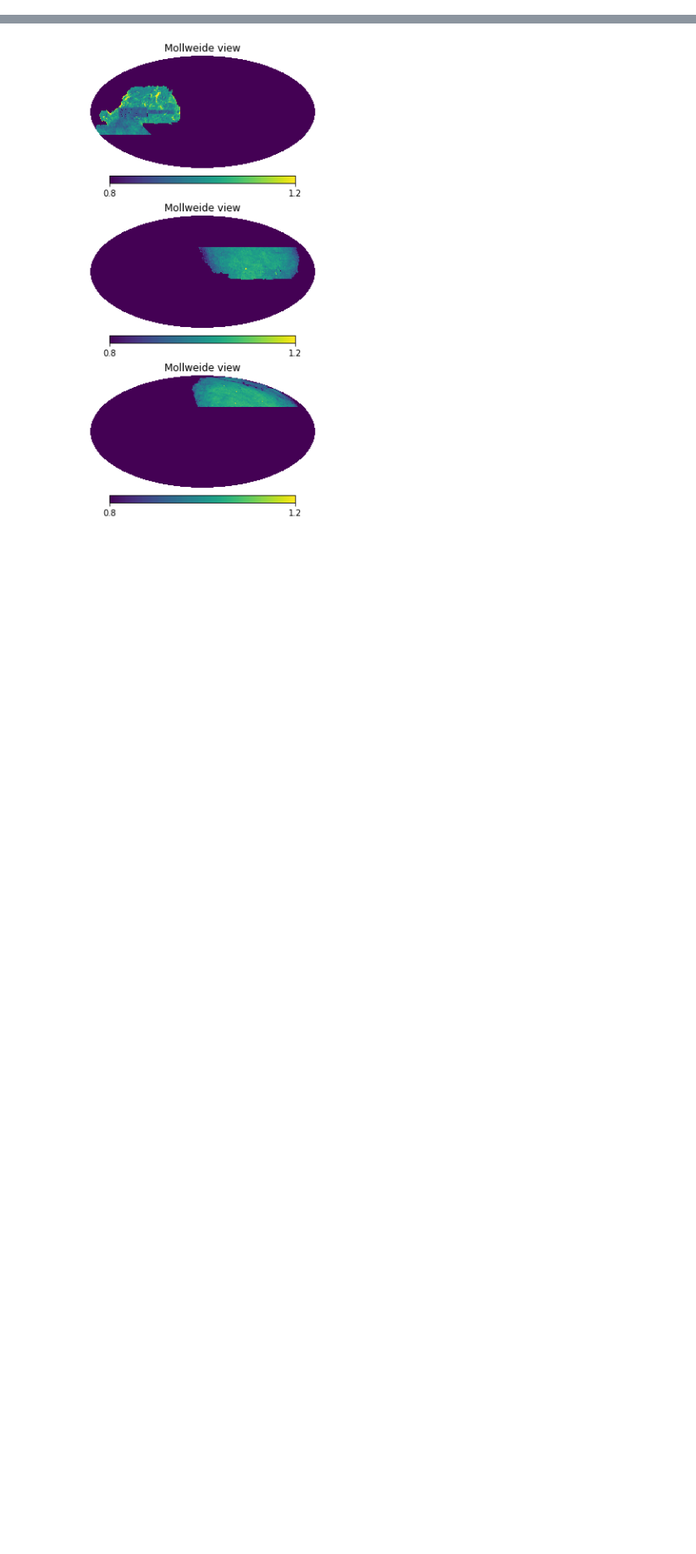
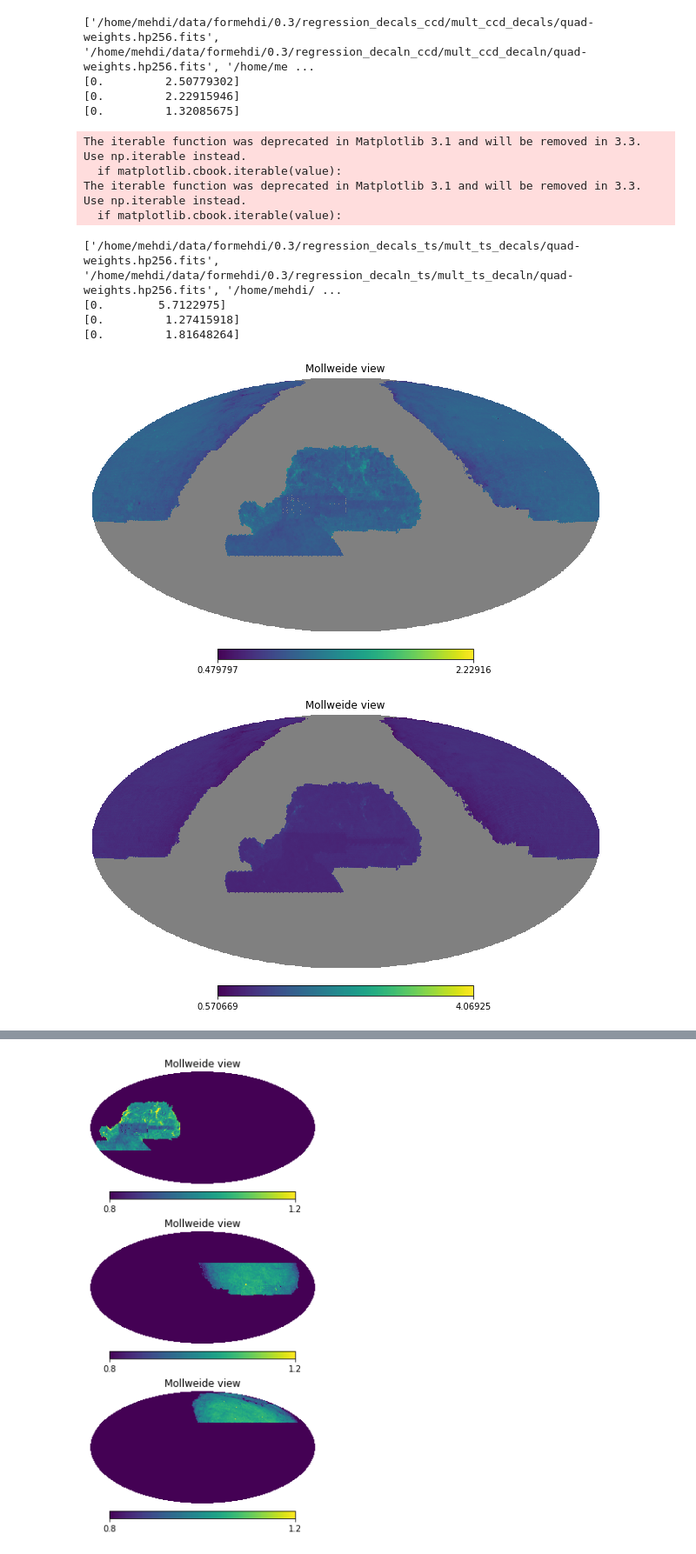
Before and after one commit to mehdirezaie/desisv, a Jupyter notebook: prepare_after_the_nn.ipynb, the cells around one changed output, grey strips where cells are left out. Shown at 87% size. Drawn from its saved outputs; the diff is of its cells as text; code cells hidden in the pictures; blank space fills up the shorter version.

```diff
--- a/prepare_after_the_nn.ipynb
+++ b/prepare_after_the_nn.ipynb
@@ -47,6 +47,35 @@ print(maps)
 nnts = aggregate(maps)
 # hp.mollview(nnts)
 hp.write_map('/home/mehdi/data/formehdi/0.3/lin-weights-ts-v0.3hp256.fits', nnts, fits_IDL=False)
+# %%
+# quad ccd
+maps = glob('/home/mehdi/data/formehdi/0.3/regression_*_ccd/mult_ccd_*/quad-weights.hp256.fits')
+print(maps)
+nnts = aggregate(maps)
+hp.mollview(nnts)
+hp.write_map('/home/mehdi/data/formehdi/0.3/quad-weights-ccd-v0.3hp256.fits', nnts, fits_IDL=False)
+
+# quad ts
+maps = glob('/home/mehdi/data/formehdi/0.3/regression_*_ts/mult_ts_*/quad-weights.hp256.fits')
+print(maps)
+nnts = aggregate(maps)
+hp.mollview(nnts)
+hp.write_map('/home/mehdi/data/formehdi/0.3/quad-weights-ts-v0.3hp256.fits', nnts, fits_IDL=False)
+# %% [output]
+['/home/mehdi/data/formehdi/0.3/regression_decals_ccd/mult_ccd_decals/quad-weights.hp256.fits', '/home/mehdi/data/formehdi/0.3/regression_decaln_ccd/mult_ccd_decaln/quad-weights.hp256.fits', '/home/me ...
+[0.         2.50779302]
+[0.         2.22915946]
+[0.         1.32085675]
+The iterable function was deprecated in Matplotlib 3.1 and will be removed in 3.3. Use np.iterable instead.
+  if matplotlib.cbook.iterable(value):
+The iterable function was deprecated in Matplotlib 3.1 and will be removed in 3.3. Use np.iterable instead.
+  if matplotlib.cbook.iterable(value):
+['/home/mehdi/data/formehdi/0.3/regression_decals_ts/mult_ts_decals/quad-weights.hp256.fits', '/home/mehdi/data/formehdi/0.3/regression_decaln_ts/mult_ts_decaln/quad-weights.hp256.fits', '/home/mehdi/ ...
+[0.        5.7122975]
+[0.         1.27415918]
+[0.         1.81648264]
+[figure, added]
+[figure, added]
 # %%
 ls /home/mehdi/data/formehdi/0.3/
 # %% [output]
```
Also changed, not shown: parts of 1 cell of this notebook, 1 other file.
